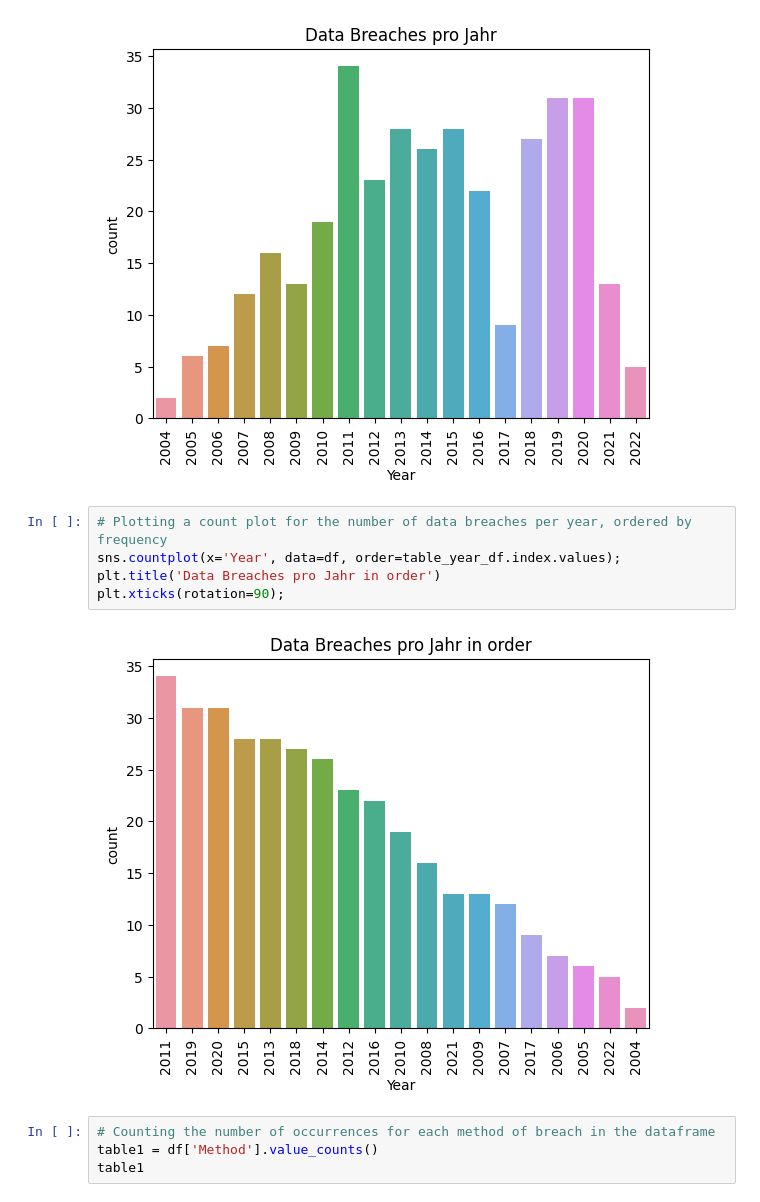
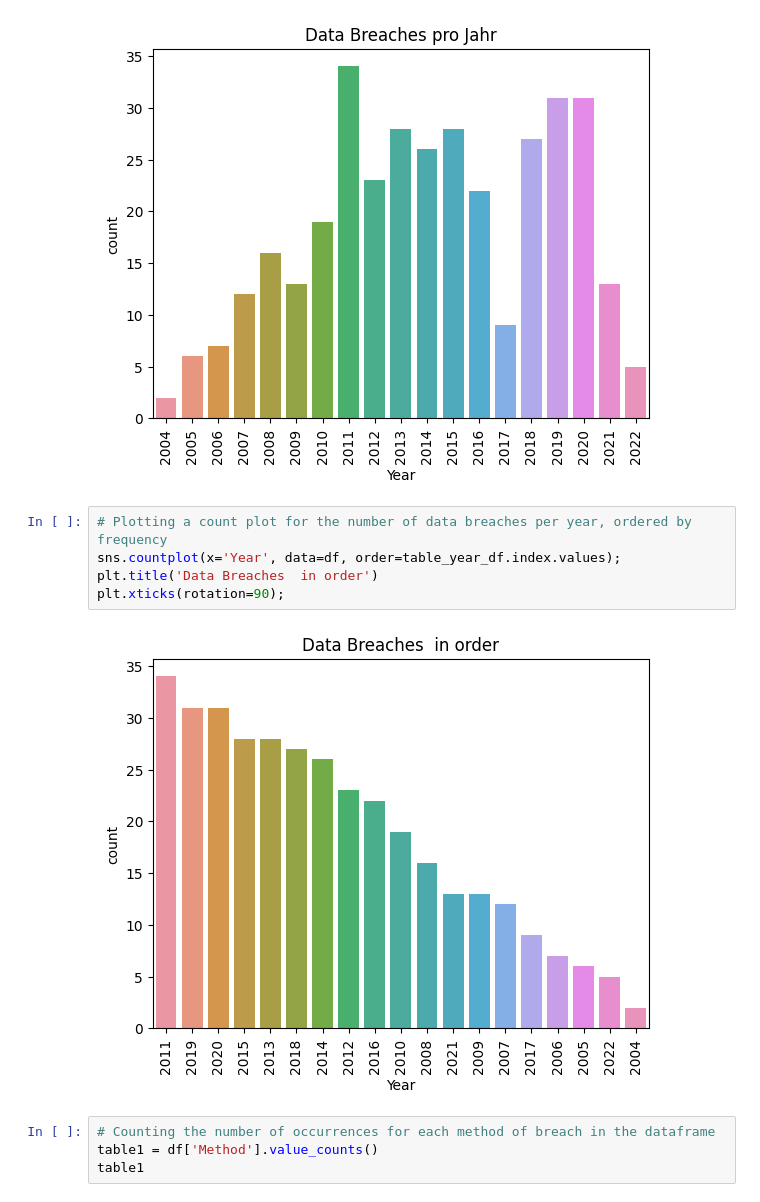
Before and after one commit to Jom123410/280222, a Jupyter notebook: Cyber_Security_Breaches.ipynb, the cells around one changed output. Drawn from its saved outputs; the diff is of its cells as text.

```diff
--- a/Cyber_Security_Breaches.ipynb
+++ b/Cyber_Security_Breaches.ipynb
@@ -176,10 +176,10 @@ plt.xticks(rotation=90);
 # %%
 # Plotting a count plot for the number of data breaches per year, ordered by frequency
 sns.countplot(x='Year', data=df, order=table_year_df.index.values);
-plt.title('Data Breaches pro Jahr in order')
+plt.title('Data Breaches  in order')
 plt.xticks(rotation=90);
 # %% [output]
-[figure, old version]
+[figure, new version]
 # %%
 # Counting the number of occurrences for each method of breach in the dataframe
 table1 = df['Method'].value_counts()
```
Also changed, not shown: parts of 11 cells of this notebook.
